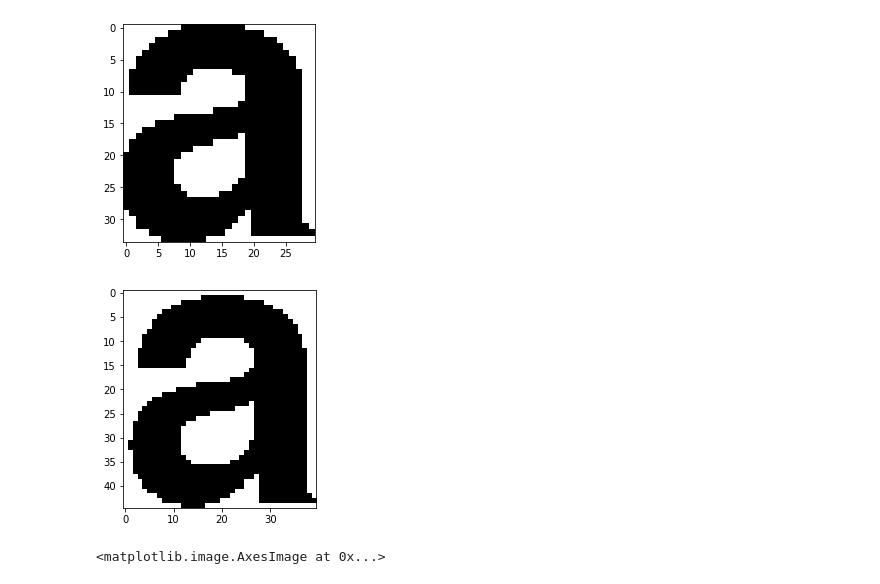
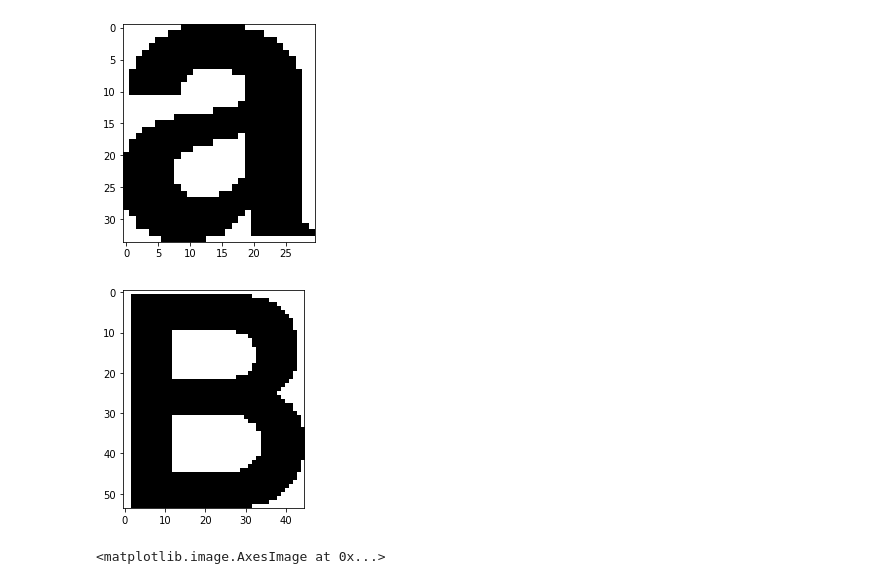
Before and after one commit to vinaykudari/ub, a Jupyter notebook: spring-22/CSE573-CVIP/OCR/notebook.ipynb, the cells around one changed output. Saved outputs shown, nothing was run; the diff lists cells and outputs as text; code cells hidden in the pictures.

```diff
--- a/spring-22/CSE573-CVIP/OCR/notebook.ipynb
+++ b/spring-22/CSE573-CVIP/OCR/notebook.ipynb
@@ -206,8 +206,8 @@ def otsu(image, *args, **kwargs):
             final_value = value
 
     output = image.copy()
-    output[image > final_thresh] = 255
-    output[image < final_thresh] = 0
+    output[image > final_thresh - 1] = 255
+    output[image < final_thresh - 1] = 0
 
     return output
 # %%
@@ -406,9 +513,9 @@ _, test_img = get_component(components, 24, bin_img, show=True)
 # %% [output]
 [figure]
 # %%
-actual_img = groundtruth(41, bin_img, show=True)
+actual_img = groundtruth(9, bin_img, show=True)
 # %% [output]
-[figure, old version]
+[figure, new version]
 # %%
 plt.imshow(characters['a'], cmap='gray')
 # %% [output]
```
Also changed, not shown: parts of 34 cells of this notebook, 6 other files.
